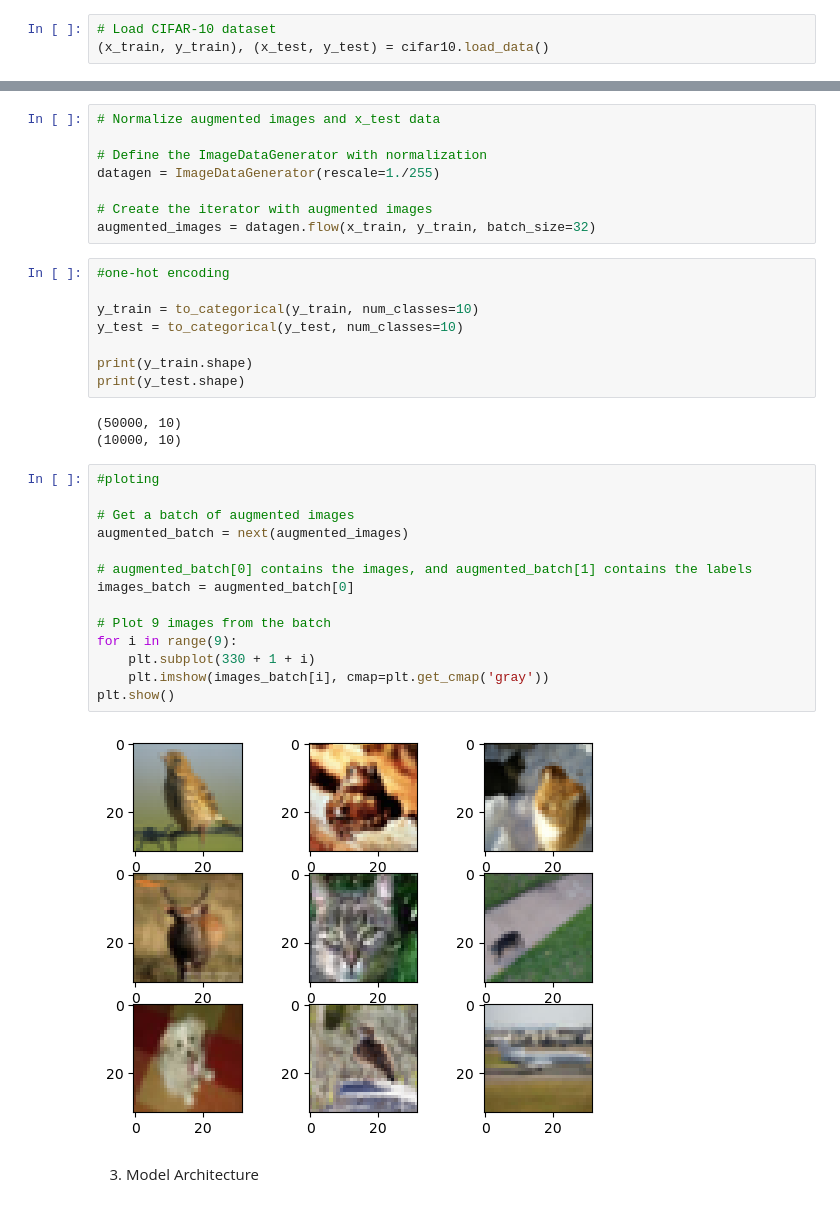
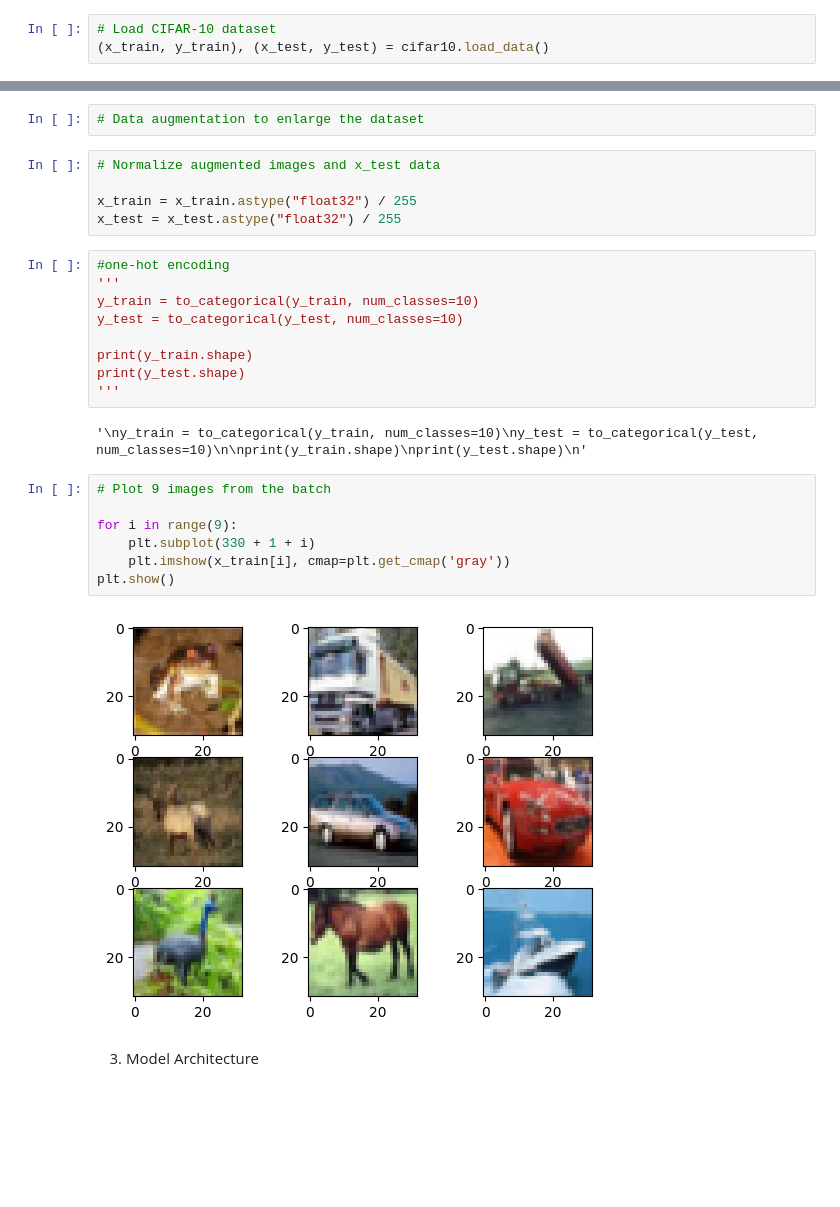
Before and after one commit to SvenDjokic/image-classification-project, a Jupyter notebook: WIP.ipynb, the cells around one changed output, grey strips where cells are left out. Saved outputs shown, nothing was run; the diff lists cells and outputs as text; blank space fills up the shorter version.

```diff
--- a/WIP.ipynb
+++ b/WIP.ipynb
@@ -55,38 +53,30 @@ datagen.fit(x_train_resized)
-# %%
-# Normalize augmented images and x_test data
-
-# Define the ImageDataGenerator with normalization
-datagen = ImageDataGenerator(rescale=1./255)
-
-# Create the iterator with augmented images
-augmented_images = datagen.flow(x_train, y_train, batch_size=32)
+# %%
+# Data augmentation to enlarge the dataset
+# %%
+# Normalize augmented images and x_test data
+
+x_train = x_train.astype("float32") / 255
+x_test = x_test.astype("float32") / 255
 # %%
 #one-hot encoding
-
+'''
 y_train = to_categorical(y_train, num_classes=10)
 y_test = to_categorical(y_test, num_classes=10)
 
 print(y_train.shape)
 print(y_test.shape)
+'''
 # %% [output]
-(50000, 10)
-(10000, 10)
+'\ny_train = to_categorical(y_train, num_classes=10)\ny_test = to_categorical(y_test, num_classes=10)\n\nprint(y_train.shape)\nprint(y_test.shape)\n'
 # %%
-#ploting
+# Plot 9 images from the batch
 
-# Get a batch of augmented images
-augmented_batch = next(augmented_images)
-
-# augmented_batch[0] contains the images, and augmented_batch[1] contains the labels
-images_batch = augmented_batch[0]
-
-# Plot 9 images from the batch
 for i in range(9):
     plt.subplot(330 + 1 + i)
-    plt.imshow(images_batch[i], cmap=plt.get_cmap('gray'))
+    plt.imshow(x_train[i], cmap=plt.get_cmap('gray'))
 plt.show()
 # %% [output]
-[figure, old version]
+[figure, new version]
 # %% [markdown]
 3. Model Architecture
 # %%
```
Also changed, not shown: parts of 15 cells of this notebook.
